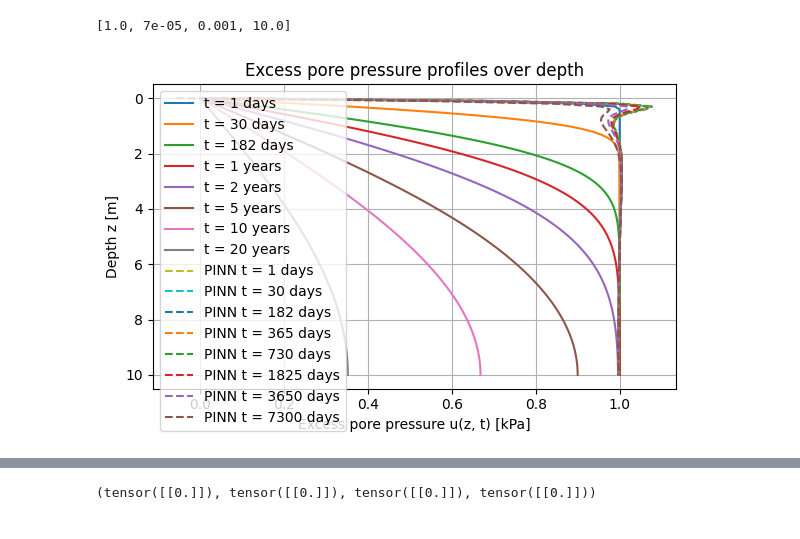
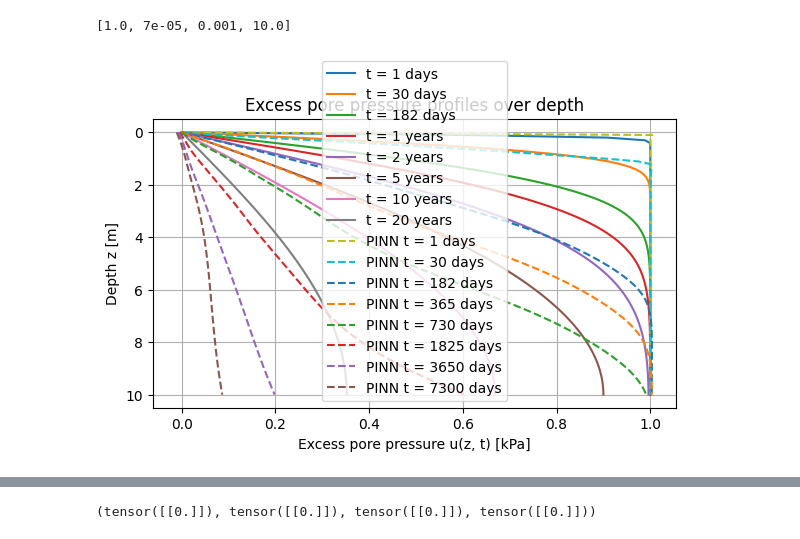
Before and after one commit to jolu2111/Master_thesis, a Jupyter notebook: Code/00_main_terzhagi.ipynb, the cells around one changed output, grey strips where cells are left out. Cells and saved outputs as stored; diff of their text form; code cells hidden in the pictures.

Commit message:
implemented first sucessfult terzaghi w distributed variables

```diff
--- a/Code/00_main_terzhagi.ipynb
+++ b/Code/00_main_terzhagi.ipynb
@@ -44,0 +49,17 @@ def analytical_excess_porepressure(time, z, delta_sigma, k, mv, H, terms=100):
+# %%
+z = np.linspace(0, 1, 100)  # Depth in meters
+z_plot = np.linspace(0, 10, 100)  # Depth in meters for plotting
+times = [t for t in [0.001, 0.1, 0.2, 0.3, 0.4, 0.5, 0.6, 0.7, 0.8, 0.9, 1, 2]]  # Time in days
+for t in times:
+    u_vals = analytical_excess_porepressure(t, z, 1, 1e-2*10/10**2,3e-4, 1, terms=100)*100
+    plt.plot(u_vals, z_plot, label=f'Time = {t} days')
+
+# Plotting the analytical solution
+
+plt.xlabel('Excess Pore Pressure (kPa)')
+plt.ylabel('Depth (m)')
+plt.gca().invert_yaxis()  # Invert the y-axis
+plt.title('Excess Pore Pressure vs Depth')
+plt.legend()
+plt.grid()
+plt.show()
@@ -102,7 +166,7 @@ def total_settlement(time, delta_sigma, k, mv, H, terms=100, num_points=1000):
     return settlement
 # %%
 specs = {
-    't': {'range': 10.0},  # Range of time (used for time sweep / normalization)
+    't': {'range': 3650.0},  # Range of time (used for time sweep / normalization) (days)
 
     'load': {
         'mean': 1.0,       # Applied vertical stress in kPa scaled down to 1.0
@@ -112,7 +176,7 @@ specs = {
     },
 
     'k': {
-        'mean': 7e-5,        # m/s (about 2.2 m/year – soft to medium clay)
+        'mean': 7e-5,        # m/day (about 2.2 m/year – soft to medium clay)
         'std': 1.5e-5,       # ~20% std dev is common in lab tests for permeability
         'lower_multiplier': -5,
         'upper_multiplier': 5
@@ -391,9 +454,0 @@ print(params['norm_info'])
-# %%
-vanilla_model = PINN_vanilla_terzaghi(hidden_size=20, hidden_layers=3)
-
-if os.path.exists("loss_history.npy"):
-    os.remove("loss_history.npy")
-# %%
-optimizer = optim.Adam(vanilla_model.parameters(), lr=0.001)
-trainer = Trainer_terzaghi(vanilla_model, optimizer,epochs=4001, lambda_residual=1000)
-trainer.train(params)
@@ -460,35 +501,35 @@ times = [1, 30, 182, 365, 2 * 365, 5 * 365, 10 * 365, 20 * 365]
 
 # Create a new figure
 plt.figure(figsize=(6, 4))
 
 # Compute and plot pore pressure profiles over depth for each time
 for i in range(len(times)):
     u_vals = analytical_excess_porepressure(times[i], z_test, *test_values)
     label = f"t = {times[i] // 365} years" if times[i] >= 365 else f"t = {times[i]} days"
     plt.plot(u_vals, z_test, label=label)
 
 # Compute and plot pore pressure profiles using the PINN model
 for time in times:
-    time_tensor = torch.tensor([time/365/10], dtype=torch.float32).view(-1, 1)
+    time_tensor = torch.tensor([time/365], dtype=torch.float32).view(-1, 1)
     expanded_time_tensor = time_tensor.expand_as(z_coll)
     u_pred = vanilla_model(
         expanded_time_tensor,
         z_coll,
         *input_test_params
     ).detach().numpy()
     plt.plot(u_pred, z_test, label=f"PINN t = {time} days", linestyle='--')
 
 # Add labels, title, and legend
 plt.xlabel("Excess pore pressure u(z, t) [kPa]")
 plt.ylabel("Depth z [m]")
 plt.title("Excess pore pressure profiles over depth")
 plt.grid(True)
 plt.legend()
 plt.gca().invert_yaxis()  # Invert the y-axis
 plt.tight_layout()
 plt.show()
 # %% [output]
-[figure, old version]
+[figure, new version]
 # %% [markdown]
 ![image-2.png](attachment:image-2.png)
 
```
Also changed, not shown: parts of 10 cells of this notebook, 6 other files.
